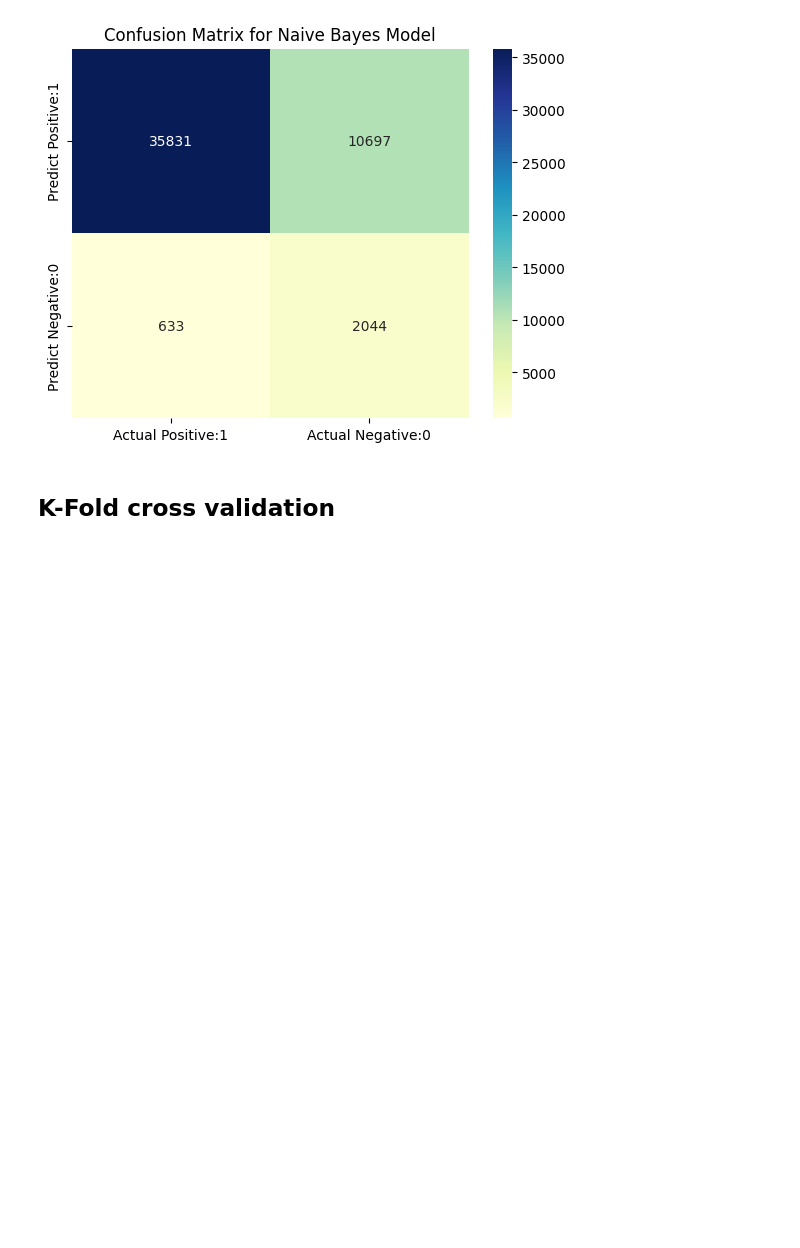
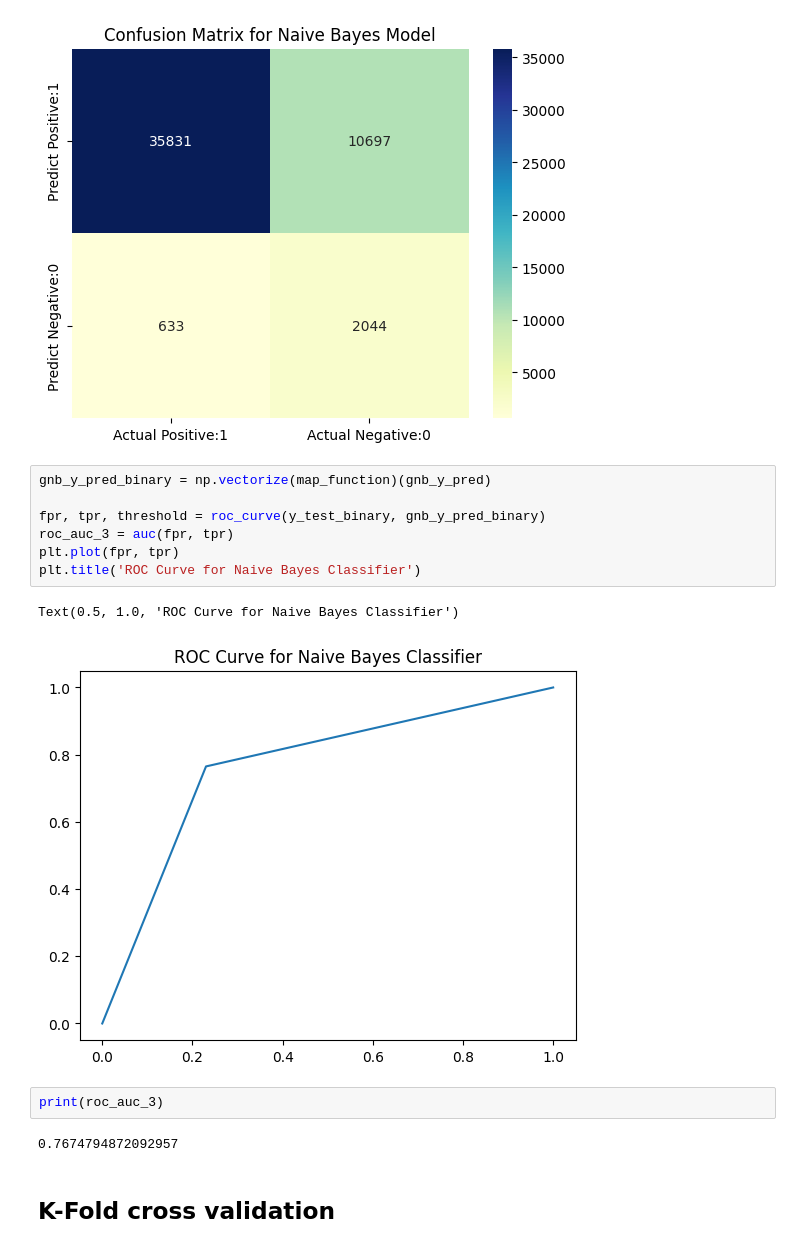
Before and after one commit to devinaarr/Tubes-AIFB, a Jupyter notebook: tubes-aifb.ipynb, the cells around one changed output. Saved outputs shown, nothing was run; the diff lists cells and outputs as text; blank space fills up the shorter version.

```diff
--- a/tubes-aifb.ipynb
+++ b/tubes-aifb.ipynb
@@ -822,6 +863,20 @@ plt.title('Confusion Matrix for Naive Bayes Model')
 plt.show()
 # %% [output]
 [figure]
+# %%
+gnb_y_pred_binary = np.vectorize(map_function)(gnb_y_pred)
+
+fpr, tpr, threshold = roc_curve(y_test_binary, gnb_y_pred_binary)
+roc_auc_3 = auc(fpr, tpr)
+plt.plot(fpr, tpr)
+plt.title('ROC Curve for Naive Bayes Classifier')
+# %% [output]
+Text(0.5, 1.0, 'ROC Curve for Naive Bayes Classifier')
+[figure, added]
+# %%
+print(roc_auc_3)
+# %% [output]
+0.7674794872092957
 # %% [markdown]
 ## K-Fold cross validation
 # %%
```
Also changed, not shown: parts of 18 cells of this notebook.
